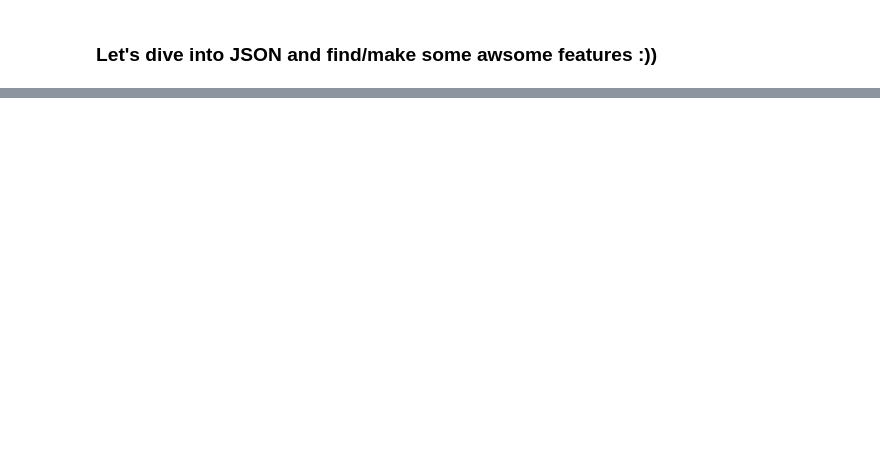
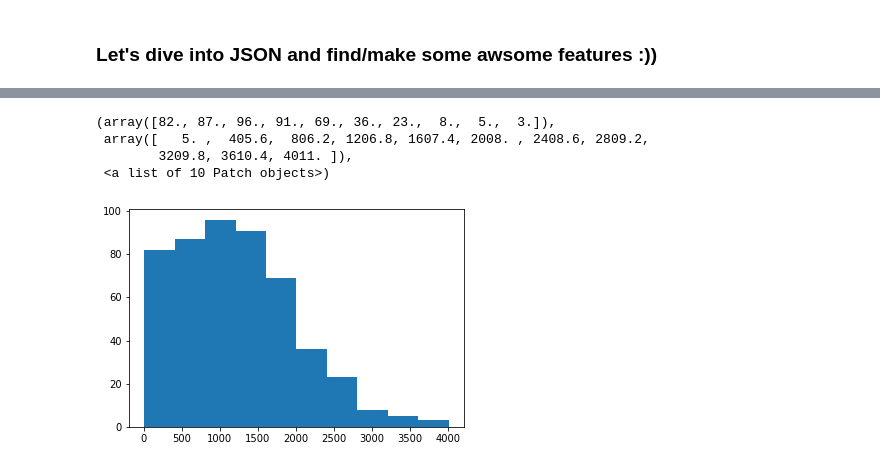
Before and after one commit to koolvn/mlcourse.ai, a Jupyter notebook: competitions/dota2/dota2_competition.ipynb, the cells around one changed output, grey strips where cells are left out. Drawn from its saved outputs; the diff is of its cells as text; code cells hidden in the pictures; blank space fills up the shorter version.

```diff
--- a/competitions/dota2/dota2_competition.ipynb
+++ b/competitions/dota2/dota2_competition.ipynb
@@ -194,3 +201,39 @@ team_features = ['kills',
                  'teamfight_participation',
                  'towers_killed',
                  'obs_placed']
+# %%
+%%time
+items = []
+with open(r'./data/train_matches.jsonl', 'r') as f:
+    for log in f:
+        log = json.loads(log)
+        purchases = []
+        for i, player in enumerate(log['players']):
+            team = 'r' if i < 5 else 'd'
+            purchases.extend([f'{team}_'+key for key, value in player['purchase'].items() for _ in range(value)])
+        items.append(' '.join(purchases))
+
+items_test = []
+with open(r'./data/test_matches.jsonl', 'r') as f:
+    for log in f:
+        log = json.loads(log)
+        purchases_test = []
+        for i, player in enumerate(log['players']):
+            team = 'r' if i < 5 else 'd'
+            purchases_test.extend([f'{team}_'+key for key, value in player['purchase'].items() for _ in range(value)])
+        items_test.append(' '.join(purchases_test))
+
+tfidf = TfidfVectorizer(tokenizer=lambda s: s.split())#, ngram_range=(1, 2), max_features=50000)
+items_matrix = tfidf.fit_transform(items)
+items_matrix_test = tfidf.transform(items_test)
+
+X_train = hstack([items_matrix, new_df[:idx].values])
+X_test = hstack([items_matrix_test, new_df[idx:].values])
+
+cv_score = cross_val_score(logit,
+                           X_train, train_targets.values,
+                           scoring='roc_auc', cv=skf)
+
+print(cv_score)
+print(f'mean: {cv_score.mean()}')
+print(f'max: {cv_score.max()}')
@@ -197,9 +276,8 @@ team_features = ['kills',
 # %% [markdown]
 ### Let's dive into JSON and find/make some awsome features :))
 # %%
-import json
 matches = []
-with open(path.join(PATH_TO_DATA, 'train_matches.jsonl')) as f:
+with open(path.join(PATH_TO_DATA, 'test_matches.jsonl')) as f:
     for i in range(500):
         line = f.readline()
         matches.append(json.loads(line))
@@ -208,3 +313,12 @@ matches[0]['players'][i]['hero_inventory']
+# %%
+game_times = {i:matches[i]['game_time'] for i, _ in enumerate(matches)}
+plt.hist(game_times.values())
+# %% [output]
+(array([82., 87., 96., 91., 69., 36., 23.,  8.,  5.,  3.]),
+ array([   5. ,  405.6,  806.2, 1206.8, 1607.4, 2008. , 2408.6, 2809.2,
+        3209.8, 3610.4, 4011. ]),
+ <a list of 10 Patch objects>)
+[figure, added]
 # %%
 afk_players = pd.DataFrame()
 for match in matches:
```
Also changed, not shown: parts of 16 cells of this notebook.
